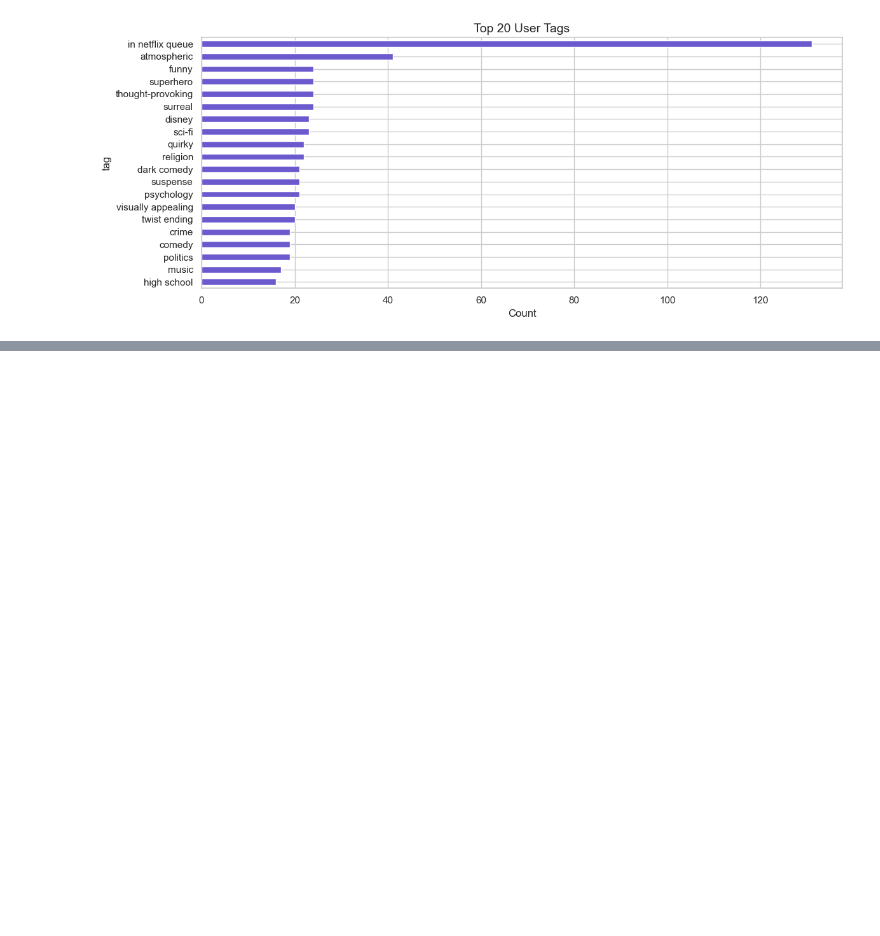
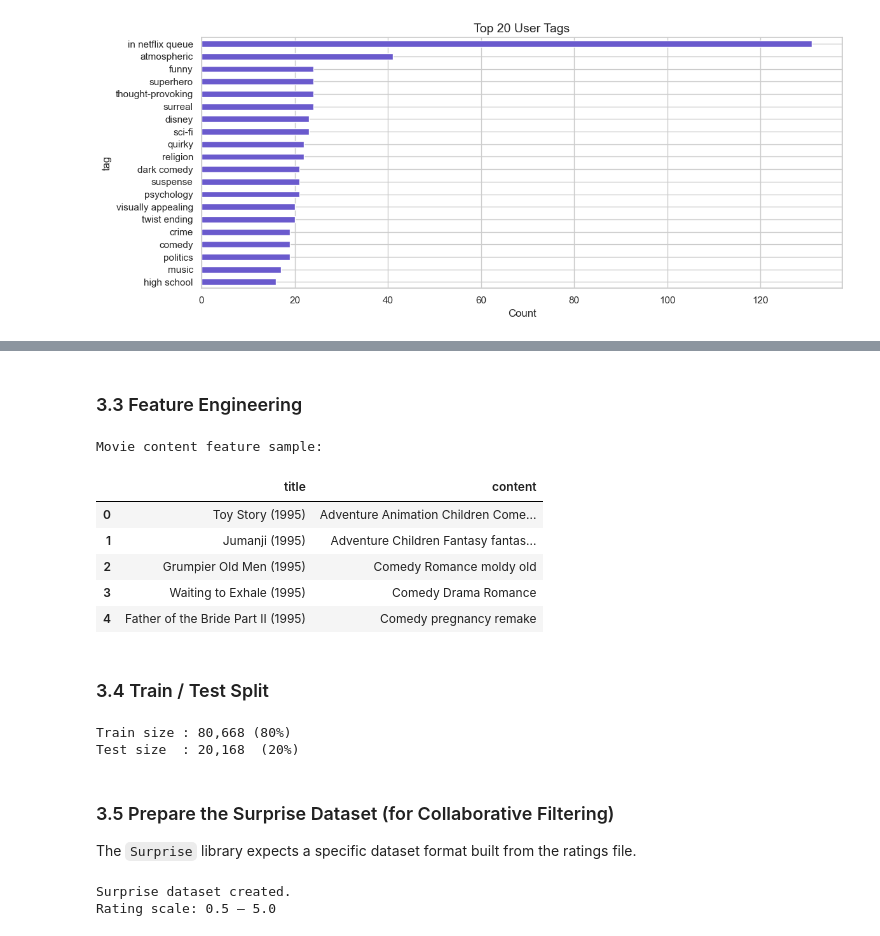
Before and after one commit to just-mawi/Group1_Phase4, a Jupyter notebook: movies.ipynb, the cells around one changed output, grey strips where cells are left out. Drawn from its saved outputs; the diff is of its cells as text; code cells hidden in the pictures; blank space fills up the shorter version.

```diff
--- a/movies.ipynb
+++ b/movies.ipynb
@@ -400,0 +458,21 @@ plt.show()
+# %%
+# ── 3.2.1 Convert timestamp to datetime ─────────────────────────
+df['datetime'] = pd.to_datetime(df['timestamp'], unit='s')
+df = df.drop(columns=['timestamp'])
+
+# ── 3.2.2 Extract year from title ───────────────────────────────
+df['year'] = df['title'].str.extract(r'\((\d{4})\)').astype(float)
+
+# ── 3.2.3 Normalise tags — fill NaN with empty string ───────────
+df['tags'] = df['tags'].fillna('')
+
+# ── 3.2.4 Check for duplicates ──────────────────────────────────
+dupes = df.duplicated(subset=['userId','movieId']).sum()
+print(f"Duplicate (userId, movieId) pairs: {dupes}")
+if dupes > 0:
+    df = df.drop_duplicates(subset=['userId','movieId'], keep='last')
+
+# ── 3.2.5 Missing value check after merge ───────────────────────
+print("\nMissing values in master df:")
+display(df.isnull().sum()[df.isnull().sum() > 0])
+print(f"\nFinal shape: {df.shape}")
@@ -400,0 +487,53 @@ plt.show()
+# %% [markdown]
+### 3.3 Feature Engineering
+# %%
+# ── Genre list column (for content-based filtering) ─────────────
+df['genre_list'] = df['genres'].str.split('|')
+
+# ── Combined text feature for TF-IDF ─────────────────────────────
+# genres + tags concatenated; this will be the document for each movie
+movie_text = (df.groupby('movieId')
+                 .agg(genres=('genres', 'first'),
+                      tags=('tags', lambda x: ' '.join(x.unique())))
+                 .reset_index())
+movie_text['content'] = movie_text['genres'].str.replace('|', ' ', regex=False) + ' ' + movie_text['tags']
+movie_text = movie_text.merge(movies[['movieId','title']], on='movieId')
+
+print("Movie content feature sample:")
+display(movie_text[['title','content']].head())
+# %% [output]
+Movie content feature sample:
+|  | title | content |
+| 0 | Toy Story (1995) | Adventure Animation Children Come... |
+| 1 | Jumanji (1995) | Adventure Children Fantasy fantas... |
+| 2 | Grumpier Old Men (1995) | Comedy Romance moldy old |
+| 3 | Waiting to Exhale (1995) | Comedy Drama Romance |
+| 4 | Father of the Bride Part II (1995) | Comedy pregnancy remake |
+# %% [markdown]
+### 3.4 Train / Test Split
+# %%
+from sklearn.model_selection import train_test_split
+
+# Simple random split for baseline; replace with temporal split if preferred
+train_df, test_df = train_test_split(df, test_size=0.2, random_state=42)
+
+print(f"Train size : {len(train_df):,} ({len(train_df)/len(df):.0%})")
+print(f"Test size  : {len(test_df):,}  ({len(test_df)/len(df):.0%})")
+# %% [output]
+Train size : 80,668 (80%)
+Test size  : 20,168  (20%)
+# %% [markdown]
+### 3.5 Prepare the Surprise Dataset (for Collaborative Filtering)
+
+The `Surprise` library expects a specific dataset format built from the ratings file.
+# %%
+from surprise import Dataset, Reader
+
+reader  = Reader(rating_scale=(ratings['rating'].min(), ratings['rating'].max()))
+data    = Dataset.load_from_df(df[['userId', 'movieId', 'rating']], reader)
+
+print("Surprise dataset created.")
+print(f"Rating scale: {ratings['rating'].min()} – {ratings['rating'].max()}")
+# %% [output]
+Surprise dataset created.
+Rating scale: 0.5 – 5.0
```
Also changed, not shown: parts of 14 cells of this notebook.
